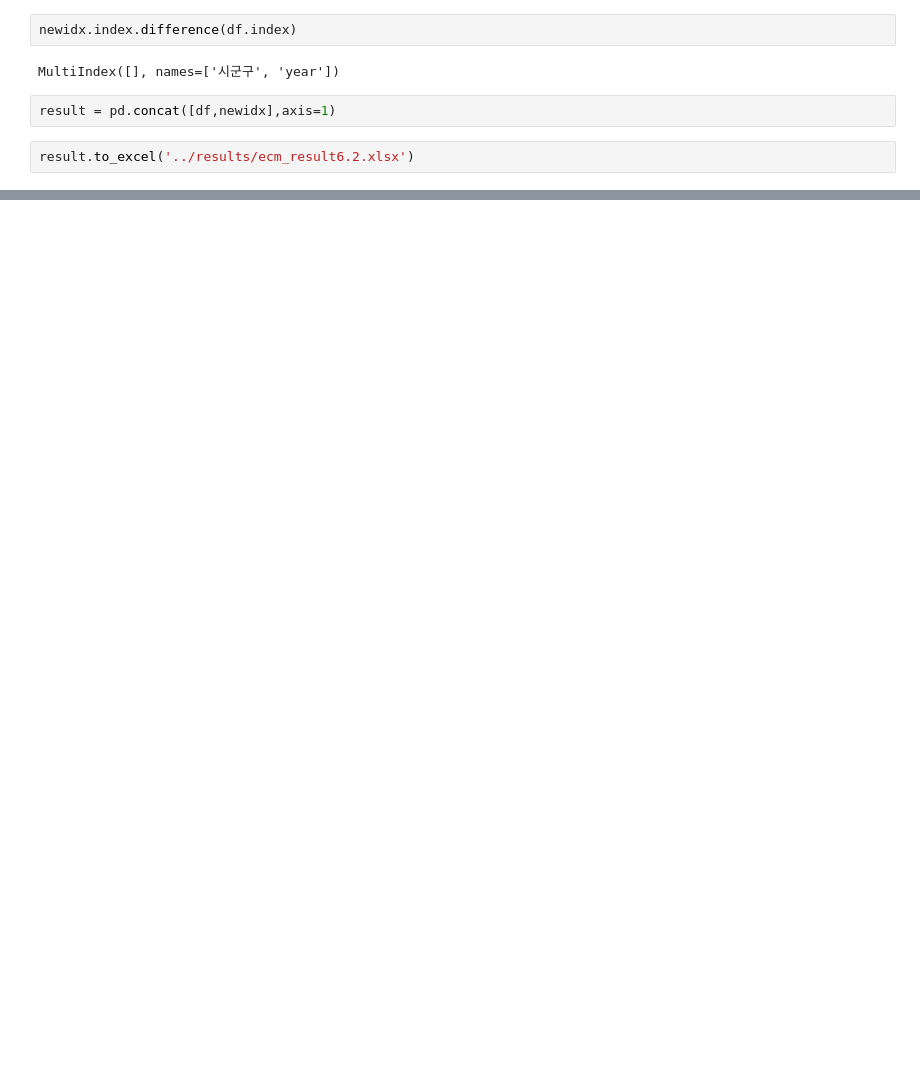
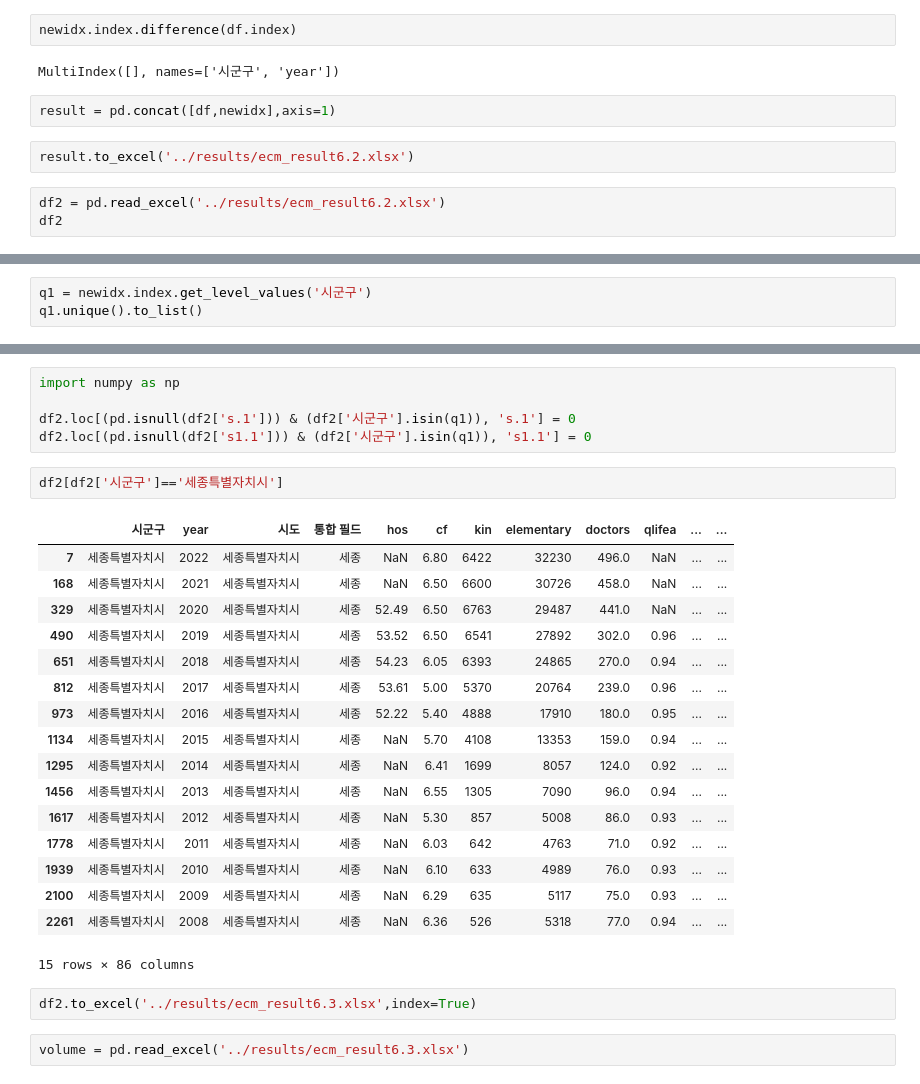
Before and after one commit to estiemoon/EA, a Jupyter notebook: pre/size.ipynb, the cells around one changed output, grey strips where cells are left out. Saved outputs shown, nothing was run; the diff lists cells and outputs as text; blank space fills up the shorter version.

```diff
--- a/pre/size.ipynb
+++ b/pre/size.ipynb
@@ -40,3 +64,6 @@ MultiIndex([], names=['시군구', 'year'])
 result = pd.concat([df,newidx],axis=1)
 # %%
 result.to_excel('../results/ecm_result6.2.xlsx')
+# %%
+df2 = pd.read_excel('../results/ecm_result6.2.xlsx')
+df2
@@ -42,0 +84,3 @@ result.to_excel('../results/ecm_result6.2.xlsx')
+# %%
+q1 = newidx.index.get_level_values('시군구')
+q1.unique().to_list()
@@ -42,0 +106,29 @@ result.to_excel('../results/ecm_result6.2.xlsx')
+# %%
+import numpy as np
+
+df2.loc[(pd.isnull(df2['s.1'])) & (df2['시군구'].isin(q1)), 's.1'] = 0
+df2.loc[(pd.isnull(df2['s1.1'])) & (df2['시군구'].isin(q1)), 's1.1'] = 0
+# %%
+df2[df2['시군구']=='세종특별자치시']
+# %% [output]
+|  | 시군구 | year | 시도 | 통합 필드 | hos | cf | kin | elementary | doctors | qlifea | ... | ... |
+| 7 | 세종특별자치시 | 2022 | 세종특별자치시 | 세종 | NaN | 6.80 | 6422 | 32230 | 496.0 | NaN | ... | ... |
+| 168 | 세종특별자치시 | 2021 | 세종특별자치시 | 세종 | NaN | 6.50 | 6600 | 30726 | 458.0 | NaN | ... | ... |
+| 329 | 세종특별자치시 | 2020 | 세종특별자치시 | 세종 | 52.49 | 6.50 | 6763 | 29487 | 441.0 | NaN | ... | ... |
+| 490 | 세종특별자치시 | 2019 | 세종특별자치시 | 세종 | 53.52 | 6.50 | 6541 | 27892 | 302.0 | 0.96 | ... | ... |
+| 651 | 세종특별자치시 | 2018 | 세종특별자치시 | 세종 | 54.23 | 6.05 | 6393 | 24865 | 270.0 | 0.94 | ... | ... |
+| 812 | 세종특별자치시 | 2017 | 세종특별자치시 | 세종 | 53.61 | 5.00 | 5370 | 20764 | 239.0 | 0.96 | ... | ... |
+| 973 | 세종특별자치시 | 2016 | 세종특별자치시 | 세종 | 52.22 | 5.40 | 4888 | 17910 | 180.0 | 0.95 | ... | ... |
+| 1134 | 세종특별자치시 | 2015 | 세종특별자치시 | 세종 | NaN | 5.70 | 4108 | 13353 | 159.0 | 0.94 | ... | ... |
+| 1295 | 세종특별자치시 | 2014 | 세종특별자치시 | 세종 | NaN | 6.41 | 1699 | 8057 | 124.0 | 0.92 | ... | ... |
+| 1456 | 세종특별자치시 | 2013 | 세종특별자치시 | 세종 | NaN | 6.55 | 1305 | 7090 | 96.0 | 0.94 | ... | ... |
+| 1617 | 세종특별자치시 | 2012 | 세종특별자치시 | 세종 | NaN | 5.30 | 857 | 5008 | 86.0 | 0.93 | ... | ... |
+| 1778 | 세종특별자치시 | 2011 | 세종특별자치시 | 세종 | NaN | 6.03 | 642 | 4763 | 71.0 | 0.92 | ... | ... |
+| 1939 | 세종특별자치시 | 2010 | 세종특별자치시 | 세종 | NaN | 6.10 | 633 | 4989 | 76.0 | 0.93 | ... | ... |
+| 2100 | 세종특별자치시 | 2009 | 세종특별자치시 | 세종 | NaN | 6.29 | 635 | 5117 | 75.0 | 0.93 | ... | ... |
+| 2261 | 세종특별자치시 | 2008 | 세종특별자치시 | 세종 | NaN | 6.36 | 526 | 5318 | 77.0 | 0.94 | ... | ... |
+15 rows × 86 columns
+# %%
+df2.to_excel('../results/ecm_result6.3.xlsx',index=True)
+# %%
+volume = pd.read_excel('../results/ecm_result6.3.xlsx')
```
Also changed, not shown: parts of 9 cells of this notebook.
